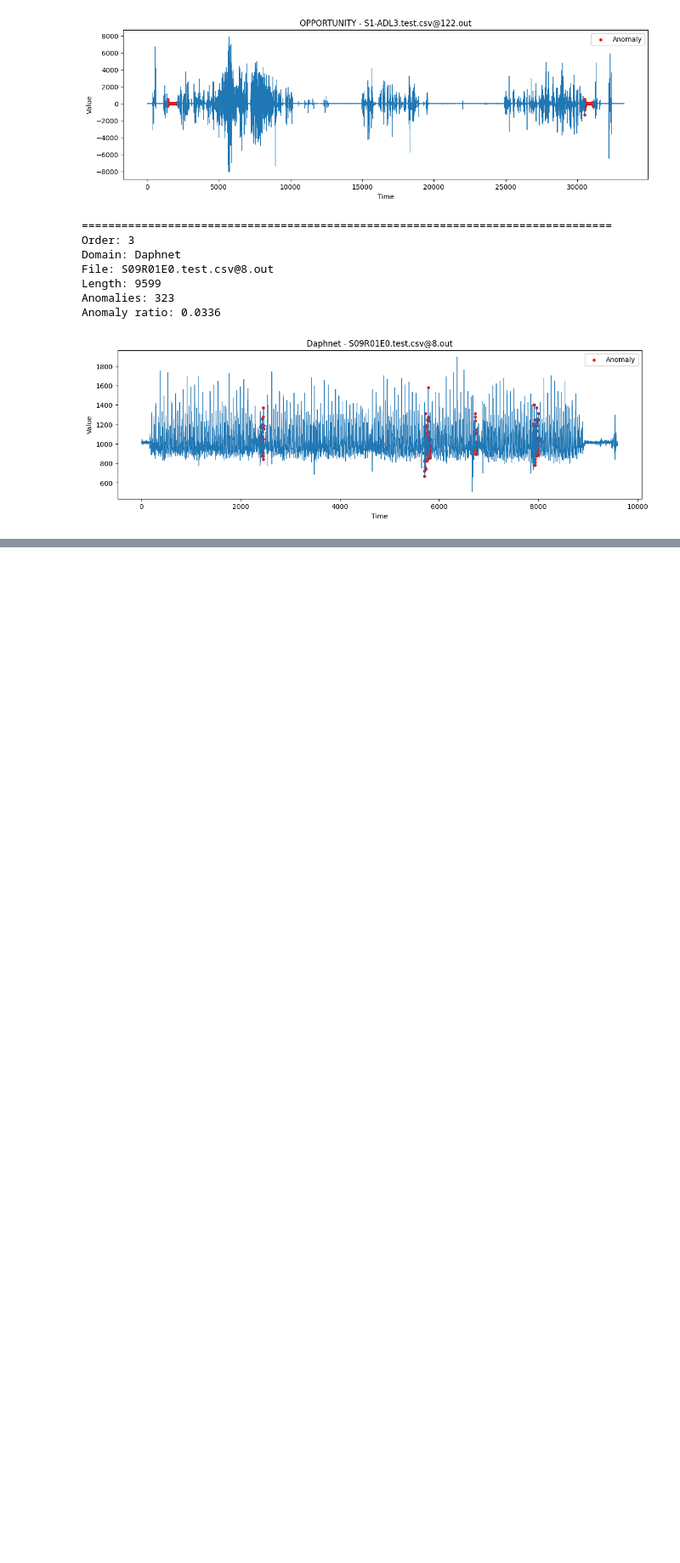
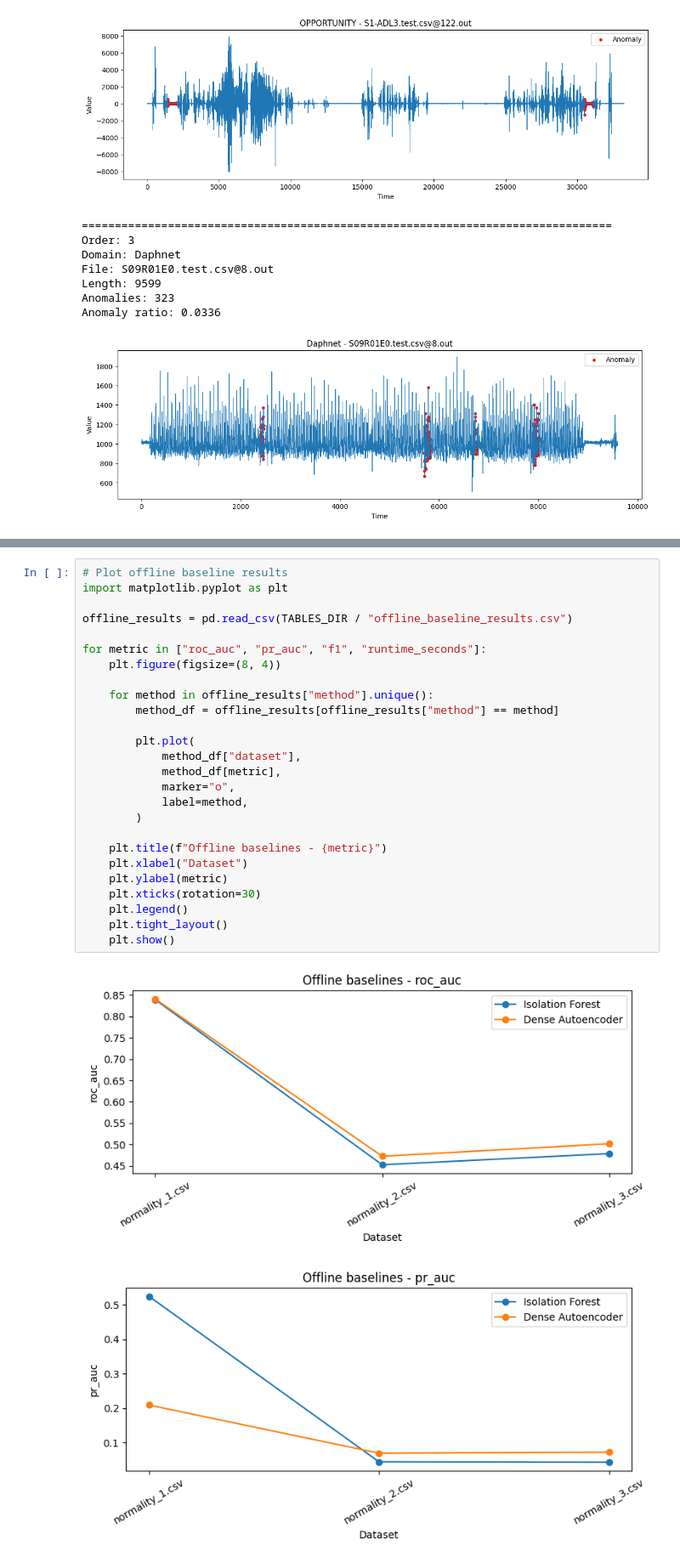
Before and after one commit to OrestisGeo/streamify-ts-anomaly-detection, a Jupyter notebook: notebooks/project2_main.ipynb, the cells around one changed output, grey strips where cells are left out. Shown at 85% size. Drawn from its saved outputs; the diff is of its cells as text; blank space fills up the shorter version.

```diff
--- a/notebooks/project2_main.ipynb
+++ b/notebooks/project2_main.ipynb
@@ -568,0 +675,29 @@ Anomaly ratio: 0.0336
+# %%
+# Plot offline baseline results
+import matplotlib.pyplot as plt
+
+offline_results = pd.read_csv(TABLES_DIR / "offline_baseline_results.csv")
+
+for metric in ["roc_auc", "pr_auc", "f1", "runtime_seconds"]:
+    plt.figure(figsize=(8, 4))
+
+    for method in offline_results["method"].unique():
+        method_df = offline_results[offline_results["method"] == method]
+
+        plt.plot(
+            method_df["dataset"],
+            method_df[metric],
+            marker="o",
+            label=method,
+        )
+
+    plt.title(f"Offline baselines - {metric}")
+    plt.xlabel("Dataset")
+    plt.ylabel(metric)
+    plt.xticks(rotation=30)
+    plt.legend()
+    plt.tight_layout()
+    plt.show()
+# %% [output]
+[figure, added]
+[figure, added]
```
Also changed, not shown: parts of 15 cells of this notebook.
